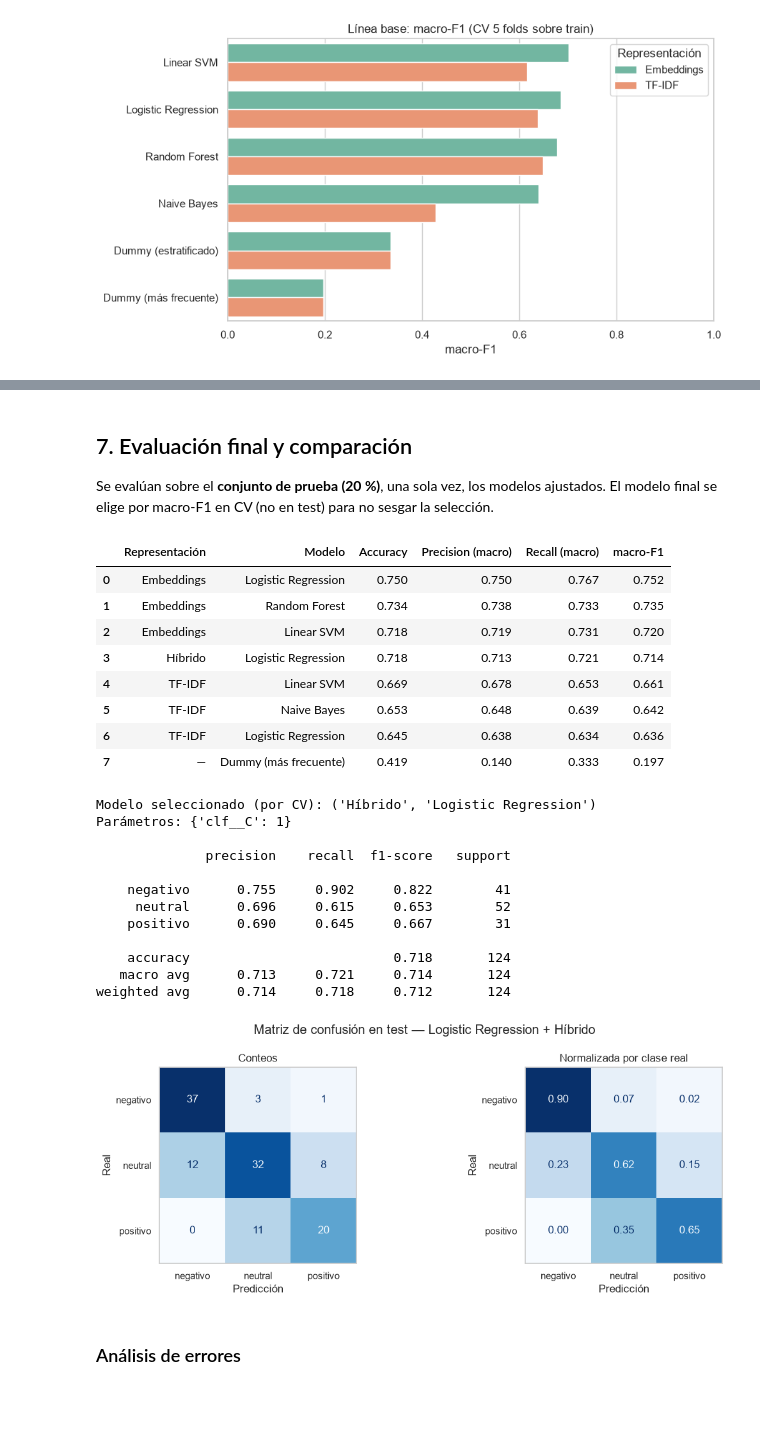
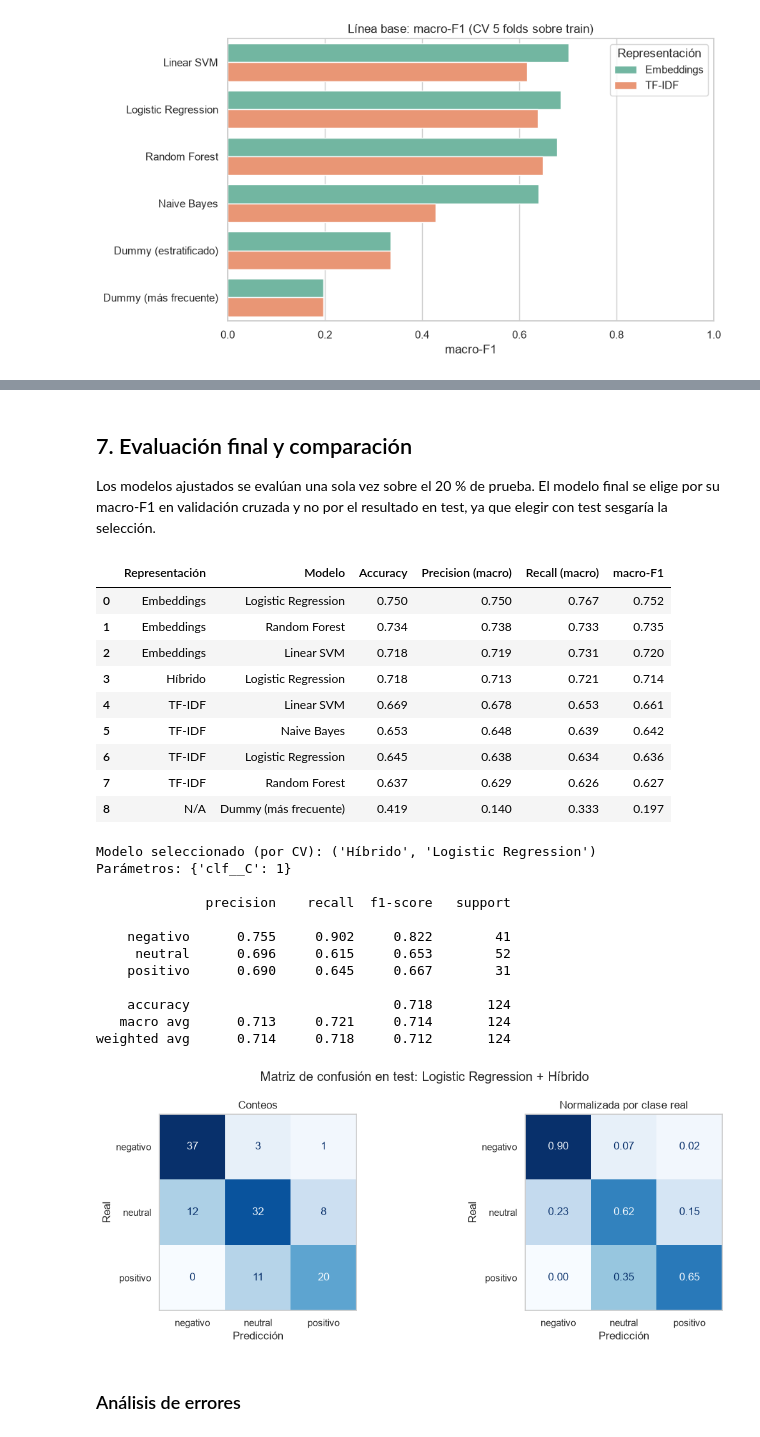
Before and after one commit to EstebanBautista/midterm3, a Jupyter notebook: notebooks/midterm3_clasificacion_SET.ipynb, the cells around one changed output, grey strips where cells are left out. Drawn from its saved outputs; the diff is of its cells as text; code cells hidden in the pictures; blank space fills up the shorter version.

```diff
--- a/notebooks/midterm3_clasificacion_SET.ipynb
+++ b/notebooks/midterm3_clasificacion_SET.ipynb
@@ -261,7 +250,7 @@ for rep, builder in [("TF-IDF", p_tfidf), ("Embeddings", p_emb)]:
         clf = (MultinomialNB() if rep == "TF-IDF" else GaussianNB()) if mk is None else mk()
         r = cross_validate(builder(clf), X_train, y_train, cv=CV, scoring=SCORING, n_jobs=1)
         filas.append({"Representación": rep, "Modelo": nombre,
-                      "macro-F1": r["test_macro_f1"].mean(), "± sd": r["test_macro_f1"].std(),
+                      "macro-F1": r["test_macro_f1"].mean(), "Desv. est.": r["test_macro_f1"].std(),
                       "Accuracy": r["test_accuracy"].mean(), "Precision": r["test_precision"].mean(),
                       "Recall": r["test_recall"].mean()})
 base = pd.DataFrame(filas).sort_values("macro-F1", ascending=False).reset_index(drop=True)
@@ -306,6 +295,8 @@ busquedas = {
         {"vec__pal__ngram_range": [(1, 1), (1, 2)], "vec__pal__min_df": [1, 2], "clf__C": C_GRID}),
     ("TF-IDF", "Naive Bayes"): (p_tfidf(MultinomialNB()),
         {"vec__pal__ngram_range": [(1, 1), (1, 2)], "clf__alpha": [0.01, 0.05, 0.1, 0.5, 1.0]}),
+    ("TF-IDF", "Random Forest"): (p_tfidf(RandomForestClassifier(class_weight="balanced", random_state=SEED, n_jobs=-1)),
+        {"vec__pal__ngram_range": [(1, 1), (1, 2)], "clf__n_estimators": [300, 500], "clf__max_depth": [None, 20], "clf__min_samples_leaf": [1, 3]}),
     ("Embeddings", "Logistic Regression"): (p_emb(LogisticRegression(max_iter=3000, class_weight="balanced", random_state=SEED)),
         {"clf__C": C_GRID}),
     ("Embeddings", "Linear SVM"): (p_emb(LinearSVC(class_weight="balanced", random_state=SEED)),
@@ -321,7 +312,7 @@ for (rep, nom), (pipe, grid) in busquedas.items():
     gs = GridSearchCV(pipe, grid, cv=CV, scoring="f1_macro", n_jobs=1, refit=True).fit(X_train, y_train)
     i = gs.best_index_
     resultados.append({"Representación": rep, "Modelo": nom, "macro-F1 CV": gs.best_score_,
-                       "± sd": gs.cv_results_["std_test_score"][i], "Combinaciones": len(gs.cv_results_["params"]),
+                       "Desv. est.": gs.cv_results_["std_test_score"][i], "Combinaciones": len(gs.cv_results_["params"]),
                        "Mejores parámetros": gs.best_params_, "Tiempo (s)": round(time.time() - t0, 1)})
     mejores[(rep, nom)] = gs.best_estimator_
 ajuste = pd.DataFrame(resultados).sort_values("macro-F1 CV", ascending=False).reset_index(drop=True)
@@ -338,6 +330,6 @@ pd.set_option("display.max_colwidth", 120); ajuste.round(3)
 # %% [markdown]
 ## 7. Evaluación final y comparación
-Se evalúan sobre el **conjunto de prueba (20 %)**, una sola vez, los modelos ajustados. El modelo final se elige por macro-F1 en CV (no en test) para no sesgar la selección.
+Los modelos ajustados se evalúan una sola vez sobre el 20 % de prueba. El modelo final se elige por su macro-F1 en validación cruzada y no por el resultado en test, ya que elegir con test sesgaría la selección.
 # %%
 filas = []
 for (rep, nom), est in mejores.items():
@@ -347,7 +339,7 @@ for (rep, nom), est in mejores.items():
                   "Recall (macro)": recall_score(y_test, p, average="macro", zero_division=0),
                   "macro-F1": f1_score(y_test, p, average="macro")})
 dummy = DummyClassifier(strategy="most_frequent").fit(X_train, y_train); pd_ = dummy.predict(X_test)
-filas.append({"Representación": "—", "Modelo": "Dummy (más frecuente)", "Accuracy": accuracy_score(y_test, pd_),
+filas.append({"Representación": "N/A", "Modelo": "Dummy (más frecuente)", "Accuracy": accuracy_score(y_test, pd_),
               "Precision (macro)": precision_score(y_test, pd_, average="macro", zero_division=0),
               "Recall (macro)": recall_score(y_test, pd_, average="macro", zero_division=0),
               "macro-F1": f1_score(y_test, pd_, average="macro")})
@@ -362,35 +354,36 @@ test_tab.round(3)
 | 4 | TF-IDF | Linear SVM | 0.669 | 0.678 | 0.653 | 0.661 |
 | 5 | TF-IDF | Naive Bayes | 0.653 | 0.648 | 0.639 | 0.642 |
 | 6 | TF-IDF | Logistic Regression | 0.645 | 0.638 | 0.634 | 0.636 |
-| 7 | — | Dummy (más frecuente) | 0.419 | 0.140 | 0.333 | 0.197 |
+| 7 | TF-IDF | Random Forest | 0.637 | 0.629 | 0.626 | 0.627 |
+| 8 | N/A | Dummy (más frecuente) | 0.419 | 0.140 | 0.333 | 0.197 |
 # %%
 mejor_key = tuple(ajuste.loc[0, ["Representación", "Modelo"]])
 modelo_final = mejores[mejor_key]
 y_pred = modelo_final.predict(X_test)
 print("Modelo seleccionado (por CV):", mejor_key, "\nParámetros:", ajuste.loc[0, "Mejores parámetros"], "\n")
 print(classification_report(y_test, y_pred, labels=ORDEN, digits=3))
 
 fig, ax = plt.subplots(1, 2, figsize=(12, 4.5))
 for a, norm, tit in [(ax[0], None, "Conteos"), (ax[1], "true", "Normalizada por clase real")]:
     ConfusionMatrixDisplay(confusion_matrix(y_test, y_pred, labels=ORDEN, normalize=norm), display_labels=ORDEN).plot(
         ax=a, cmap="Blues", colorbar=False, values_format=".2f" if norm else "d")
     a.grid(False); a.set_title(tit); a.set_xlabel("Predicción"); a.set_ylabel("Real")
-fig.suptitle(f"Matriz de confusión en test — {mejor_key[1]} + {mejor_key[0]}")
+fig.suptitle(f"Matriz de confusión en test: {mejor_key[1]} + {mejor_key[0]}")
 plt.tight_layout(); plt.savefig(FIG_DIR / "fig3_matriz_confusion.png", dpi=200); plt.show()
 # %% [output]
 Modelo seleccionado (por CV): ('Híbrido', 'Logistic Regression')
 Parámetros: {'clf__C': 1}
 
               precision    recall  f1-score   support
 
     negativo      0.755     0.902     0.822        41
      neutral      0.696     0.615     0.653        52
     positivo      0.690     0.645     0.667        31
 
     accuracy                          0.718       124
    macro avg      0.713     0.721     0.714       124
 weighted avg      0.714     0.718     0.712       124
-[figure, old version]
+[figure, new version]
 # %% [markdown]
 ### Análisis de errores
 # %%
```
Also changed, not shown: parts of 16 cells of this notebook, 7 other files.
